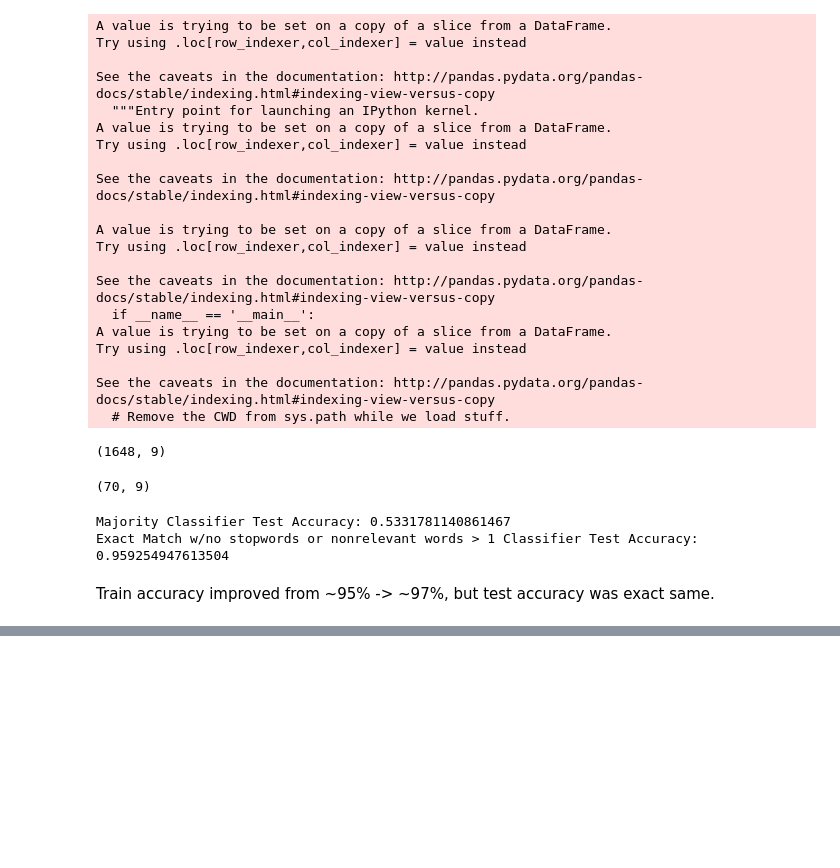
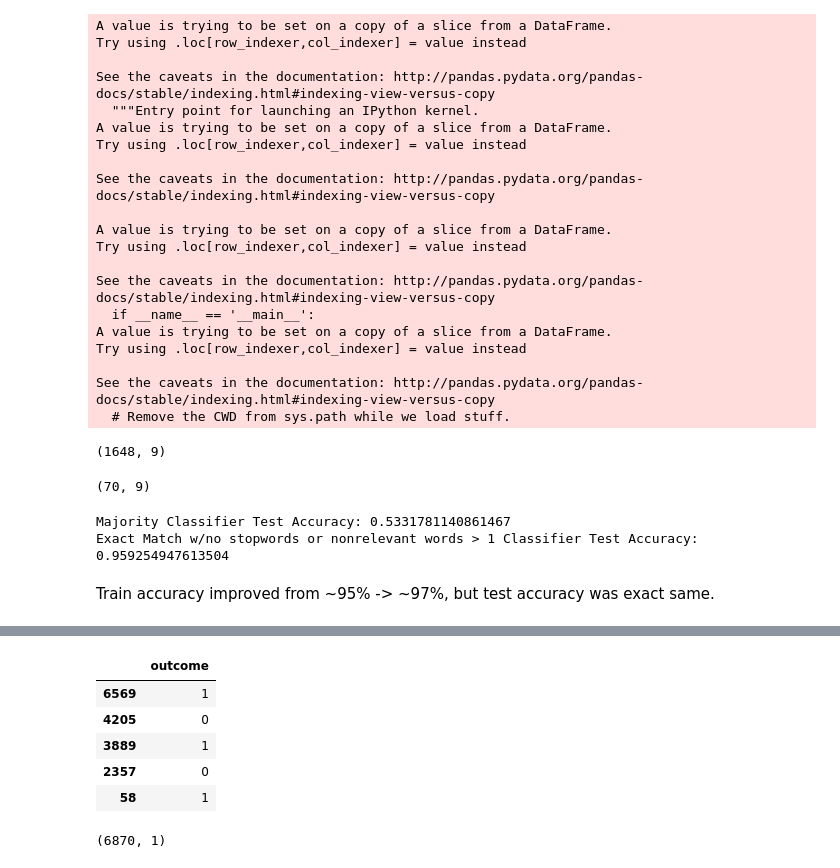
Before and after one commit to drwitt/NLP_IDS_690-03, a Jupyter notebook: Viggy_RQE_Analysis.ipynb, the cells around one changed output, grey strips where cells are left out. Saved outputs shown, nothing was run; the diff lists cells and outputs as text; code cells hidden in the pictures; blank space fills up the shorter version.

```diff
--- a/Viggy_RQE_Analysis.ipynb
+++ b/Viggy_RQE_Analysis.ipynb
@@ -880,0 +908,13 @@ Train accuracy improved from ~95% -> ~97%, but test accuracy was exact same.
+# %%
+y_train.head()
+# %% [output]
+|  | outcome |
+| 6569 | 1 |
+| 4205 | 0 |
+| 3889 | 1 |
+| 2357 | 0 |
+| 58 | 1 |
+# %%
+y_train.shape
+# %% [output]
+(6870, 1)
```
Also changed, not shown: parts of 21 cells of this notebook.
